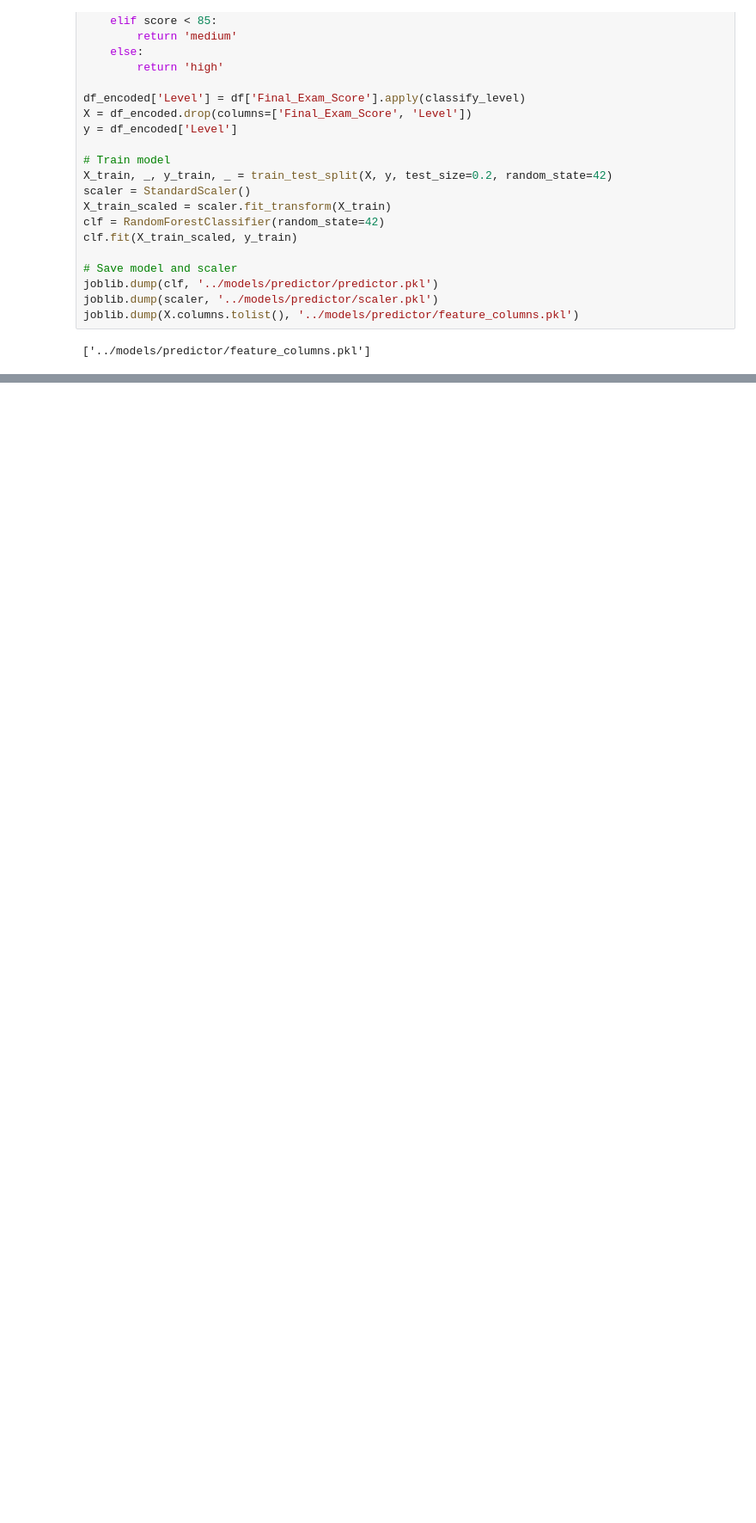
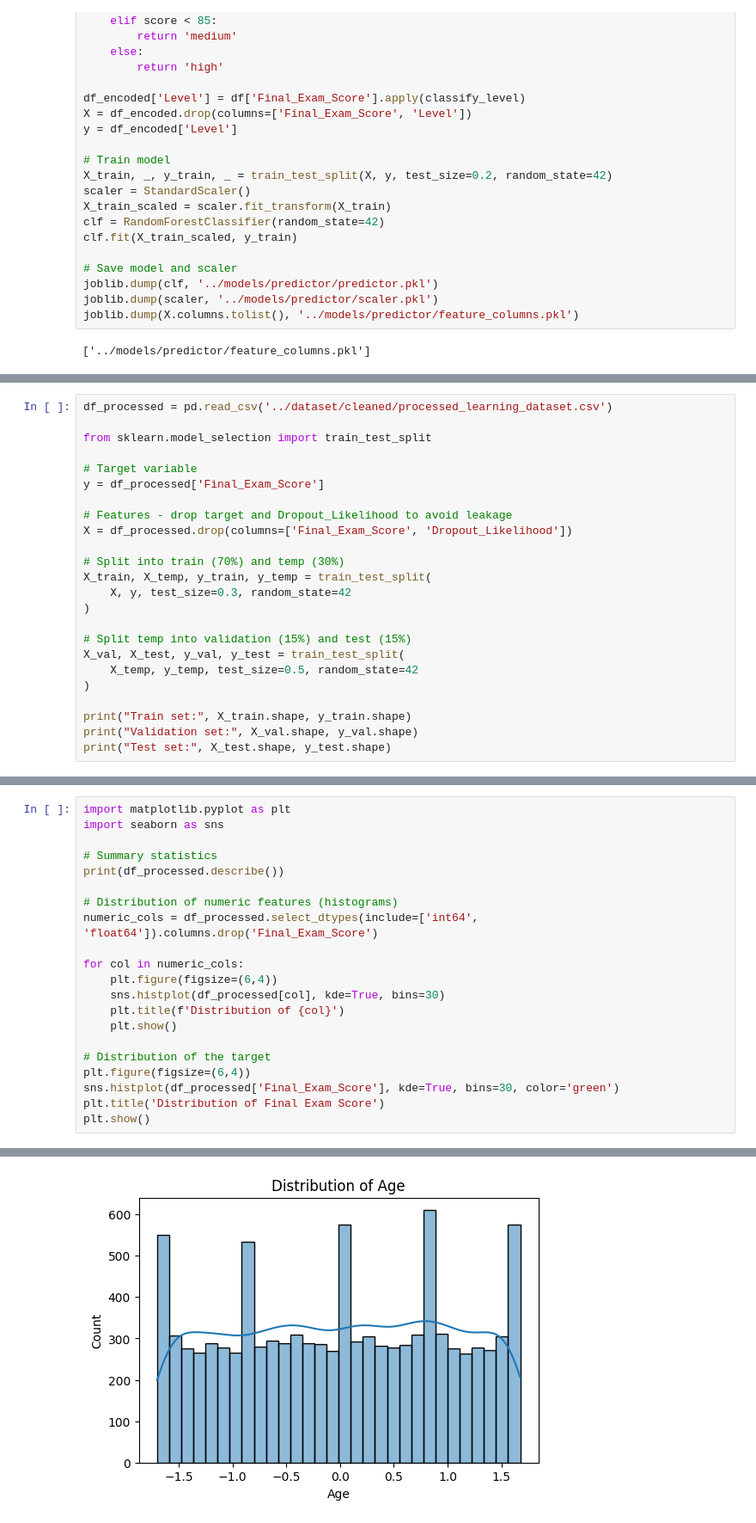
Before and after one commit to edasaruhan/FTL_Ethiopia_ML1_Gr6, a Jupyter notebook: notebooks/model_dev_predictor.ipynb, the cells around one changed output, grey strips where cells are left out. Shown at 86% size. Cells and saved outputs as stored; diff of their text form; blank space fills up the shorter version.

```diff
--- a/notebooks/model_dev_predictor.ipynb
+++ b/notebooks/model_dev_predictor.ipynb
@@ -41,0 +120,24 @@ joblib.dump(X.columns.tolist(), '../models/predictor/feature_columns.pkl')
+# %%
+df_processed = pd.read_csv('../dataset/cleaned/processed_learning_dataset.csv')
+
+from sklearn.model_selection import train_test_split
+
+# Target variable
+y = df_processed['Final_Exam_Score']
+
+# Features - drop target and Dropout_Likelihood to avoid leakage
+X = df_processed.drop(columns=['Final_Exam_Score', 'Dropout_Likelihood'])
+
+# Split into train (70%) and temp (30%)
+X_train, X_temp, y_train, y_temp = train_test_split(
+    X, y, test_size=0.3, random_state=42
+)
+
+# Split temp into validation (15%) and test (15%)
+X_val, X_test, y_val, y_test = train_test_split(
+    X_temp, y_temp, test_size=0.5, random_state=42
+)
+
+print("Train set:", X_train.shape, y_train.shape)
+print("Validation set:", X_val.shape, y_val.shape)
+print("Test set:", X_test.shape, y_test.shape)
@@ -41,0 +152,22 @@ joblib.dump(X.columns.tolist(), '../models/predictor/feature_columns.pkl')
+# %%
+import matplotlib.pyplot as plt
+import seaborn as sns
+
+# Summary statistics
+print(df_processed.describe())
+
+# Distribution of numeric features (histograms)
+numeric_cols = df_processed.select_dtypes(include=['int64', 'float64']).columns.drop('Final_Exam_Score')
+
+for col in numeric_cols:
+    plt.figure(figsize=(6,4))
+    sns.histplot(df_processed[col], kde=True, bins=30)
+    plt.title(f'Distribution of {col}')
+    plt.show()
+
+# Distribution of the target
+plt.figure(figsize=(6,4))
+sns.histplot(df_processed['Final_Exam_Score'], kde=True, bins=30, color='green')
+plt.title('Distribution of Final Exam Score')
+plt.show()
+# %% [output]
@@ -41,0 +191 @@ joblib.dump(X.columns.tolist(), '../models/predictor/feature_columns.pkl')
+[figure, added]
```
Also changed, not shown: parts of 40 cells of this notebook, 2 other files.
